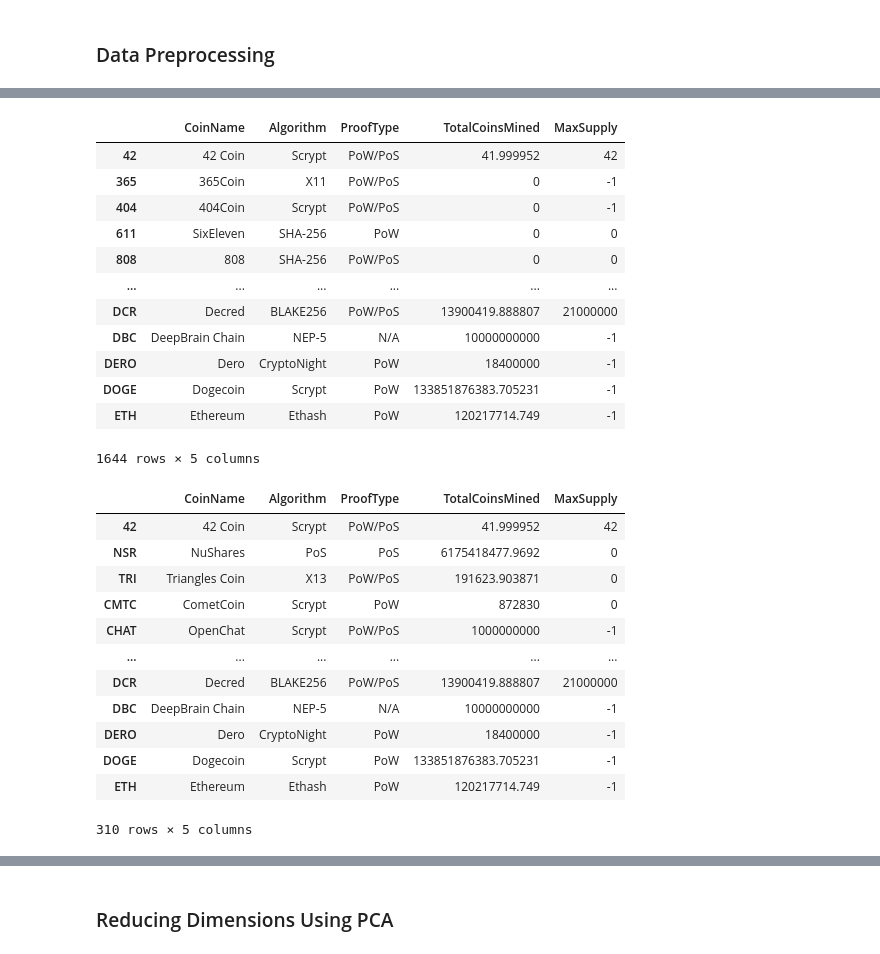
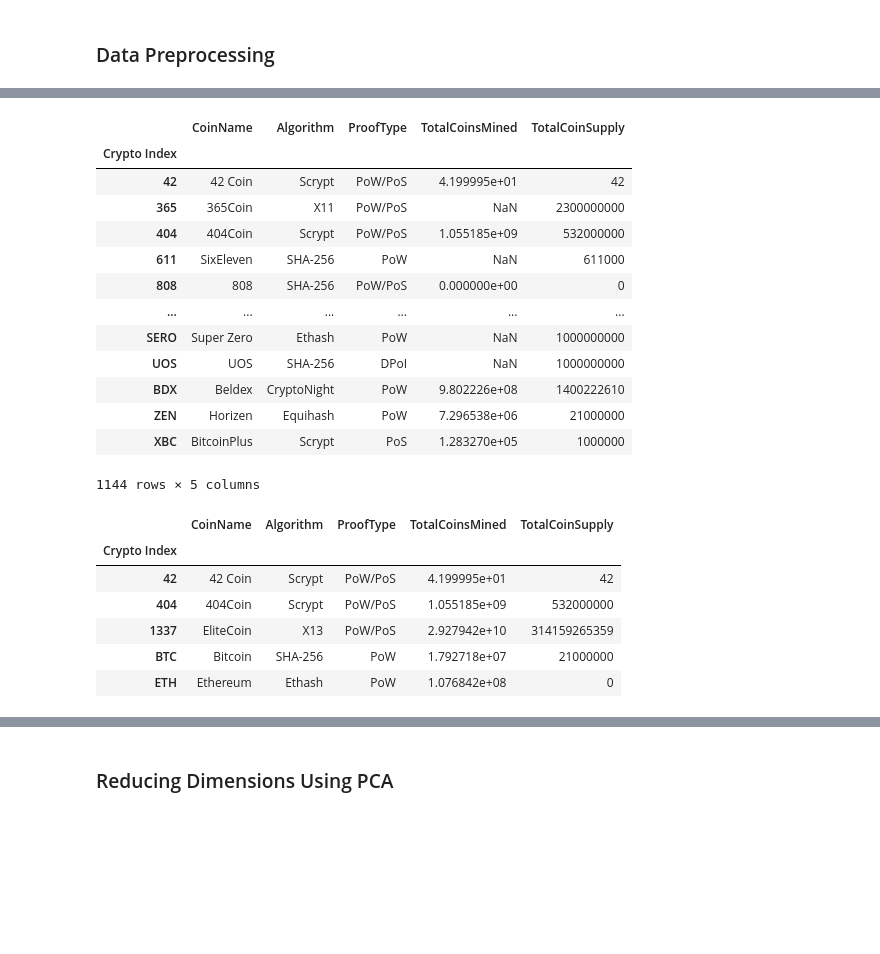
Before and after one commit to goods034/unit13-challenge, a Jupyter notebook: ClusteringCrypto/crypto_clustering.ipynb, the cells around one changed output, grey strips where cells are left out. Saved outputs shown, nothing was run; the diff lists cells and outputs as text; code cells hidden in the pictures; blank space fills up the shorter version.

```diff
--- a/ClusteringCrypto/crypto_clustering.ipynb
+++ b/ClusteringCrypto/crypto_clustering.ipynb
@@ -14,11 +15,15 @@ from sklearn.cluster import KMeans
 ### Fetching Cryptocurrency Data
 # %%
 # Use the following endpoint to fetch json data
-url = "https://min-api.cryptocompare.com/data/all/coinlist"
-r = requests.get(url)
-crypto_data = r.json()['Data']
+#url = "https://min-api.cryptocompare.com/data/all/coinlist"
+#r = requests.get(url)
+#crypto_data = r.json()['Data']
+file_path = Path("./Resources/crypto_data.csv")
 # %%
 # Create a DataFrame
-crypto_df = pd.DataFrame(crypto_data).T
+#crypto_df = pd.DataFrame(crypto_data).T
+crypto_df = pd.read_csv(file_path)
+crypto_df.set_index('Unnamed: 0', inplace=True)
+crypto_df.index.names = ['Crypto Index']
 crypto_df.head()
 # %% [output]
@@ -34,7 +39,7 @@ crypto_df.head()
 # %%
 # Keep only necessary columns:
 # 'CoinName','Algorithm','IsTrading','ProofType','TotalCoinsMined','TotalCoinSupply'
-crypto_df = crypto_df[['CoinName','Algorithm','IsTrading','ProofType','TotalCoinsMined','MaxSupply']]
+crypto_df = crypto_df[['CoinName','Algorithm','IsTrading','ProofType','TotalCoinsMined','TotalCoinSupply']]
 # %%
 # Keep only cryptocurrencies that are trading
 crypto_df = crypto_df[crypto_df.IsTrading.eq(True)]
@@ -74,43 +60,35 @@ crypto_df
 crypto_df.drop(['IsTrading'], axis = 1, inplace=True)
 crypto_df
 # %% [output]
-|  | CoinName | Algorithm | ProofType | TotalCoinsMined | MaxSupply |
-| 42 | 42 Coin | Scrypt | PoW/PoS | 41.999952 | 42 |
-| 365 | 365Coin | X11 | PoW/PoS | 0 | -1 |
-| 404 | 404Coin | Scrypt | PoW/PoS | 0 | -1 |
-| 611 | SixEleven | SHA-256 | PoW | 0 | 0 |
-| 808 | 808 | SHA-256 | PoW/PoS | 0 | 0 |
+|  | CoinName | Algorithm | ProofType | TotalCoinsMined | TotalCoinSupply |
+| Crypto Index |  |  |  |  |  |
+| 42 | 42 Coin | Scrypt | PoW/PoS | 4.199995e+01 | 42 |
+| 365 | 365Coin | X11 | PoW/PoS | NaN | 2300000000 |
+| 404 | 404Coin | Scrypt | PoW/PoS | 1.055185e+09 | 532000000 |
+| 611 | SixEleven | SHA-256 | PoW | NaN | 611000 |
+| 808 | 808 | SHA-256 | PoW/PoS | 0.000000e+00 | 0 |
 | ... | ... | ... | ... | ... | ... |
-| DCR | Decred | BLAKE256 | PoW/PoS | 13900419.888807 | 21000000 |
-| DBC | DeepBrain Chain | NEP-5 | N/A | 10000000000 | -1 |
-| DERO | Dero | CryptoNight | PoW | 18400000 | -1 |
-| DOGE | Dogecoin | Scrypt | PoW | 133851876383.705231 | -1 |
-| ETH | Ethereum | Ethash | PoW | 120217714.749 | -1 |
+| SERO | Super Zero | Ethash | PoW | NaN | 1000000000 |
+| UOS | UOS | SHA-256 | DPoI | NaN | 1000000000 |
+| BDX | Beldex | CryptoNight | PoW | 9.802226e+08 | 1400222610 |
+| ZEN | Horizen | Equihash | PoW | 7.296538e+06 | 21000000 |
+| XBC | BitcoinPlus | Scrypt | PoS | 1.283270e+05 | 1000000 |
-1644 rows × 5 columns
+1144 rows × 5 columns
 # %%
 # Remove rows with at least 1 null value
 crypto_df.dropna(inplace=True)
 # %%
 # Remove rows with cryptocurrencies having no coins mined
 crypto_df= crypto_df[crypto_df.TotalCoinsMined != 0]
-crypto_df
-
-for i in crypto_df['MaxSupply']
-    print i
+crypto_df.head()
 # %% [output]
-|  | CoinName | Algorithm | ProofType | TotalCoinsMined | MaxSupply |
-| 42 | 42 Coin | Scrypt | PoW/PoS | 41.999952 | 42 |
-| NSR | NuShares | PoS | PoS | 6175418477.9692 | 0 |
-| TRI | Triangles Coin | X13 | PoW/PoS | 191623.903871 | 0 |
-| CMTC | CometCoin | Scrypt | PoW | 872830 | 0 |
-| CHAT | OpenChat | Scrypt | PoW/PoS | 1000000000 | -1 |
-| ... | ... | ... | ... | ... | ... |
-| DCR | Decred | BLAKE256 | PoW/PoS | 13900419.888807 | 21000000 |
-| DBC | DeepBrain Chain | NEP-5 | N/A | 10000000000 | -1 |
-| DERO | Dero | CryptoNight | PoW | 18400000 | -1 |
-| DOGE | Dogecoin | Scrypt | PoW | 133851876383.705231 | -1 |
-| ETH | Ethereum | Ethash | PoW | 120217714.749 | -1 |
+|  | CoinName | Algorithm | ProofType | TotalCoinsMined | TotalCoinSupply |
+| Crypto Index |  |  |  |  |  |
+| 42 | 42 Coin | Scrypt | PoW/PoS | 4.199995e+01 | 42 |
+| 404 | 404Coin | Scrypt | PoW/PoS | 1.055185e+09 | 532000000 |
+| 1337 | EliteCoin | X13 | PoW/PoS | 2.927942e+10 | 314159265359 |
+| BTC | Bitcoin | SHA-256 | PoW | 1.792718e+07 | 21000000 |
+| ETH | Ethereum | Ethash | PoW | 1.076842e+08 | 0 |
-310 rows × 5 columns
 # %%
 # Drop rows where there are 'N/A' text values
 crypto_df= crypto_df[crypto_df.ProofType != 'N/A']
```
Also changed, not shown: parts of 17 cells of this notebook.
